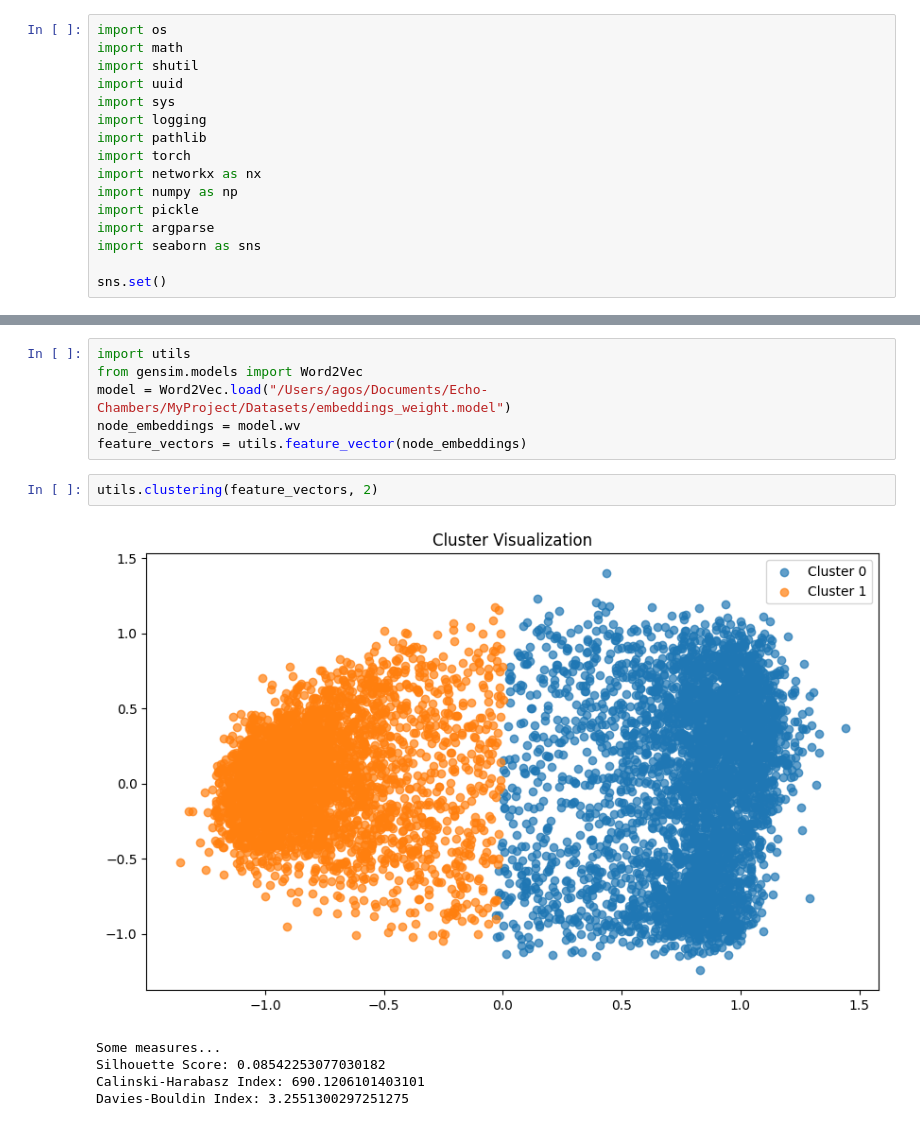
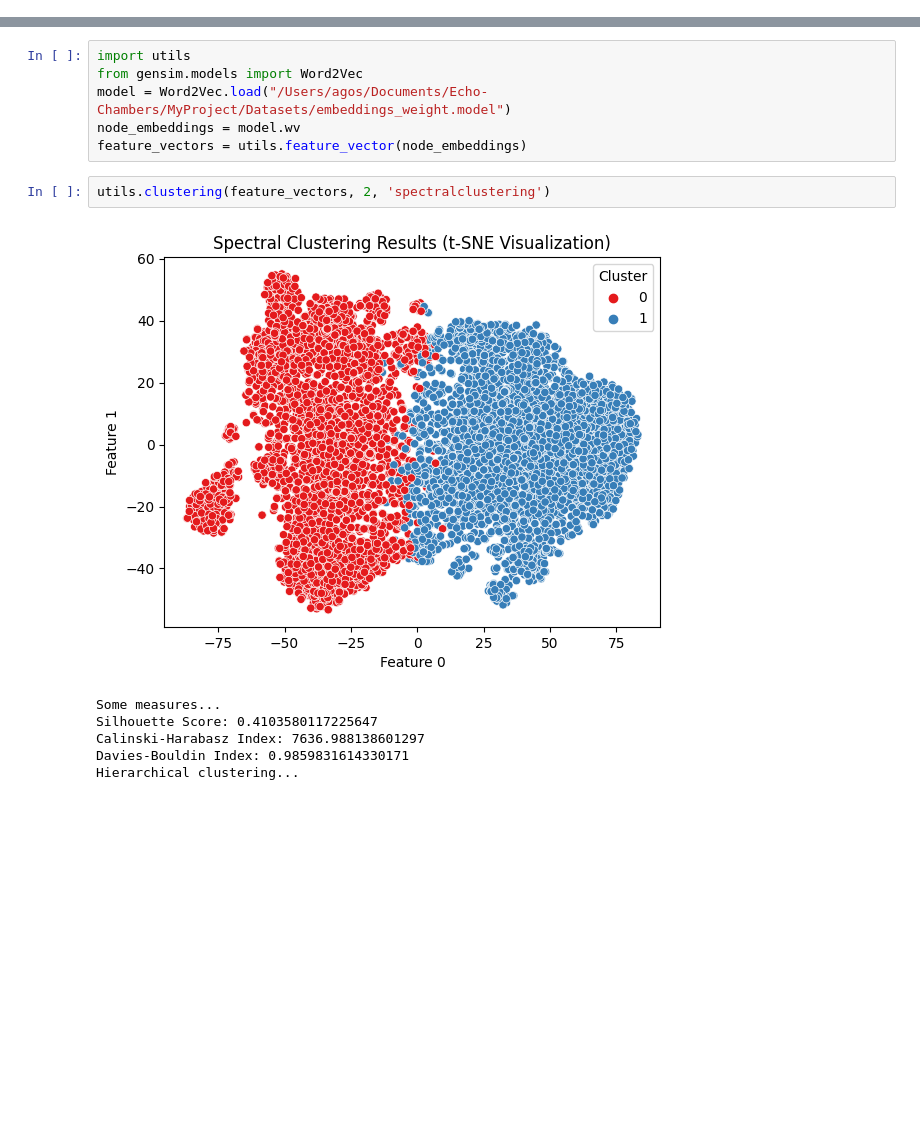
Before and after one commit to m0ckers/Echo-Chambers, a Jupyter notebook: src/Stance.ipynb, the cells around one changed output, grey strips where cells are left out. Drawn from its saved outputs; the diff is of its cells as text; blank space fills up the shorter version.

```diff
--- a/src/Stance.ipynb
+++ b/src/Stance.ipynb
@@ -16,19 +3,3 @@ from nltk.tokenize import word_tokenize
-# %%
-import os
-import math
-import shutil
-import uuid
-import sys
-import logging
-import pathlib
-import torch
-import networkx as nx
-import numpy as np
-import pickle
-import argparse
-import seaborn as sns
-
-sns.set()
 # %%
 curr_dir = pathlib.Path.cwd()
 data_dir = curr_dir.parent / 'Datasets' / 'brexit_edges.txt'
@@ -72,10 +47,11 @@ model = Word2Vec.load("/Users/agos/Documents/Echo-Chambers/MyProject/Datasets/em
 node_embeddings = model.wv
 feature_vectors = utils.feature_vector(node_embeddings)
 # %%
-utils.clustering(feature_vectors, 2)
+utils.clustering(feature_vectors, 2, 'spectralclustering')
 # %% [output]
-[figure, old version]
+[figure, new version]
 Some measures...
-Silhouette Score: 0.08542253077030182
-Calinski-Harabasz Index: 690.1206101403101
-Davies-Bouldin Index: 3.2551300297251275
+Silhouette Score: 0.4103580117225647
+Calinski-Harabasz Index: 7636.988138601297
+Davies-Bouldin Index: 0.9859831614330171
+Hierarchical clustering...
```
Also changed, not shown: parts of 4 cells of this notebook.
